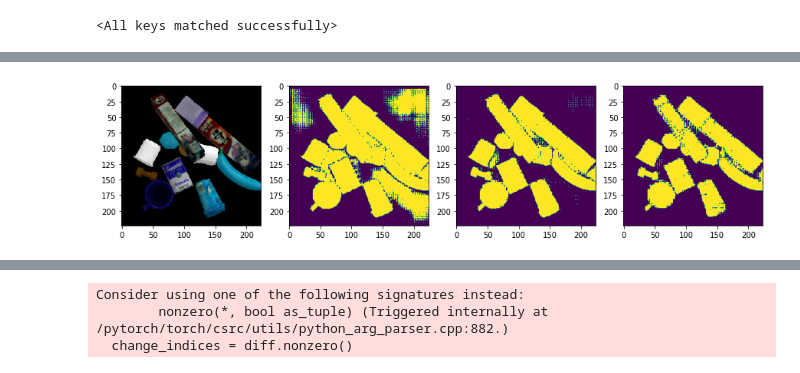
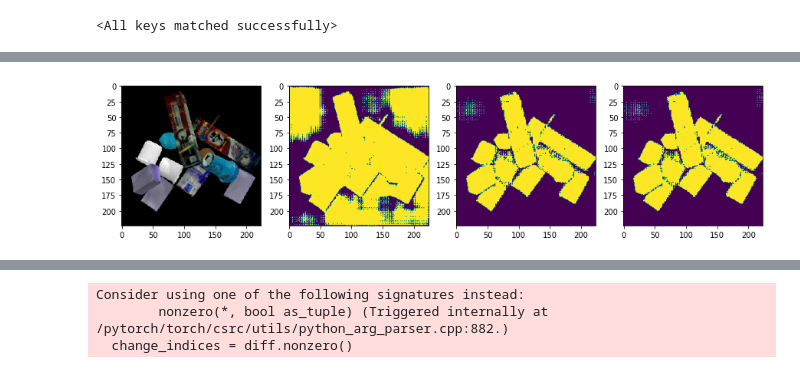
Before and after one commit to yuanmingqi/SAMG, a Jupyter notebook: test.ipynb, the cells around one changed output, grey strips where cells are left out. Drawn from its saved outputs; the diff is of its cells as text; code cells hidden in the pictures.

```diff
--- a/test.ipynb
+++ b/test.ipynb
@@ -105,10 +38,0 @@ torch.Size([1, 256, 64, 64])
-# %%
-plt.subplot(1, 2, 1)
-plt.imshow(image)
-masks, scores, logits = predictor.predict(
-            box=np.array([0, 0, 223, 223]),
-            multimask_output=False,
-        )
-
-plt.subplot(1, 2, 2)
-plt.imshow(masks[0])
@@ -118,5 +39,5 @@ plt.imshow(masks[0])
 # %%
-image = cv2.imread('assets/heightmap.png')
+image = cv2.imread('assets/color_image.png')
 image = cv2.cvtColor(image, cv2.COLOR_BGR2RGB)
 predictor.set_image(image)
 
@@ -127,32 +48,32 @@ predictor.set_image(image)
 
 plt.figure(figsize=(15, 5))
 plt.subplot(1, 4, 1)
 plt.imshow(image)
 
-for idx, num_grids in enumerate([16, 32, 64]):
+for idx, num_grids in enumerate([16, 64, 100]):
     center_points = []
 
     interval = 224 // num_grids
 
     for i in range(num_grids):
         for j in range(num_grids):
             center_points.append([i*interval+interval//2, j*interval+interval//2])
     center_points = np.array(center_points)
     # x = np.linspace(0, 224, num_grids).astype(int)
     # y = np.linspace(0, 224, num_grids).astype(int)
     # print(x, y)
 
     # center_points = np.array([[i, j] for i in x for j in y])
     if num_grids == 1:
         center_points = np.array([[111, 111]])
     masks, scores, logits = predictor.predict(
             point_coords=center_points,
             point_labels=[1 for _ in range(len(center_points))],
             # box=np.array([56, 56, 112, 112]),
             multimask_output=False,
         )
 
     plt.subplot(1, 4, 2+idx)
     plt.imshow(masks[0])
 # %% [output]
-[figure, old version]
+[figure, new version]
```
Also changed, not shown: parts of 18 cells of this notebook, 8 other files.
